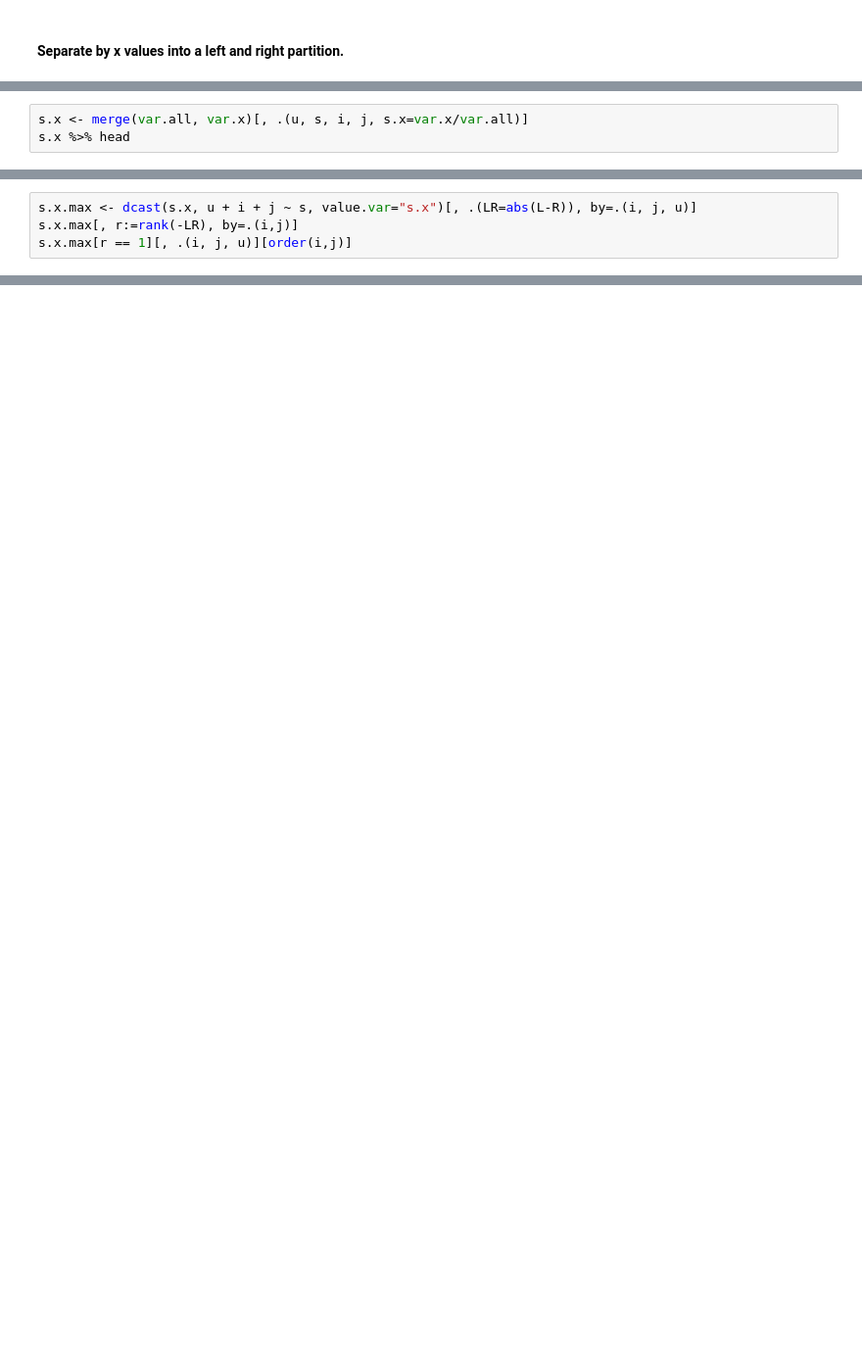
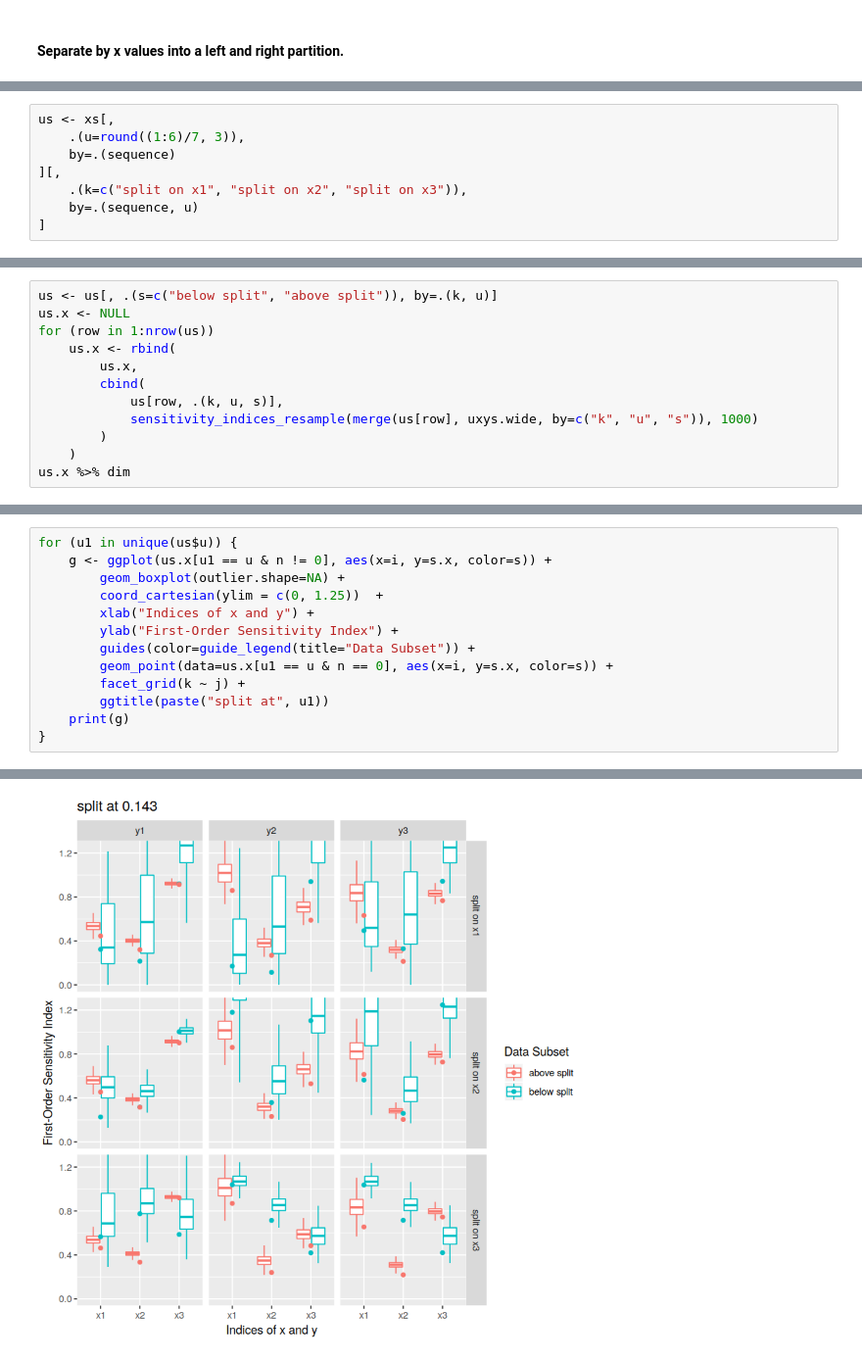
Before and after one commit to functionally/ssa, a Jupyter notebook: probabilistic-nested-design-v7.ipynb, the cells around one changed output, grey strips where cells are left out. Shown at 98% size. Saved outputs shown, nothing was run; the diff lists cells and outputs as text; blank space fills up the shorter version.

```diff
--- a/probabilistic-nested-design-v7.ipynb
+++ b/probabilistic-nested-design-v7.ipynb
@@ -581,3 +538,0 @@ A data.table: 6 x 5
-# %%
-s.x <- merge(var.all, var.x)[, .(u, s, i, j, s.x=var.x/var.all)]
-s.x %>% head
@@ -605,4 +538,0 @@ Warning message:
-# %%
-s.x.max <- dcast(s.x, u + i + j ~ s, value.var="s.x")[, .(LR=abs(L-R)), by=.(i, j, u)]
-s.x.max[, r:=rank(-LR), by=.(i,j)]
-s.x.max[r == 1][, .(i, j, u)][order(i,j)]
@@ -623,0 +539,8 @@ We'll need a much larger sample to do this, plus we should bootstrap to estimate
+# %%
+us <- xs[,
+    .(u=round((1:6)/7, 3)),
+    by=.(sequence)
+][,
+    .(k=c("split on x1", "split on x2", "split on x3")),
+    by=.(sequence, u)
+]
@@ -623,0 +560,12 @@ We'll need a much larger sample to do this, plus we should bootstrap to estimate
+# %%
+us <- us[, .(s=c("below split", "above split")), by=.(k, u)]
+us.x <- NULL
+for (row in 1:nrow(us))
+    us.x <- rbind(
+        us.x,
+        cbind(
+            us[row, .(k, u, s)],
+            sensitivity_indices_resample(merge(us[row], uxys.wide, by=c("k", "u", "s")), 1000)
+        )
+    )
+us.x %>% dim
@@ -623,0 +574,14 @@ We'll need a much larger sample to do this, plus we should bootstrap to estimate
+# %%
+for (u1 in unique(us$u)) {
+    g <- ggplot(us.x[u1 == u & n != 0], aes(x=i, y=s.x, color=s)) +
+        geom_boxplot(outlier.shape=NA) +
+        coord_cartesian(ylim = c(0, 1.25))  +
+        xlab("Indices of x and y") +
+        ylab("First-Order Sensitivity Index") +
+        guides(color=guide_legend(title="Data Subset")) +
+        geom_point(data=us.x[u1 == u & n == 0], aes(x=i, y=s.x, color=s)) +
+        facet_grid(k ~ j) +
+        ggtitle(paste("split at", u1))
+    print(g)
+}
+# %% [output]
@@ -623,0 +591 @@ We'll need a much larger sample to do this, plus we should bootstrap to estimate
+[figure, added]
```
Also changed, not shown: parts of 55 cells of this notebook, 4 other files.
